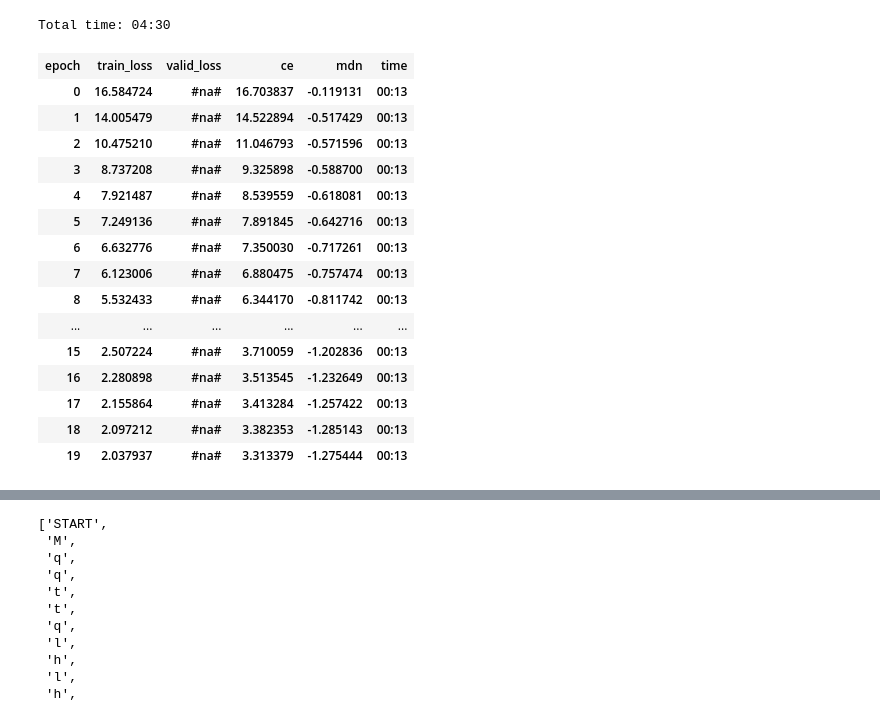
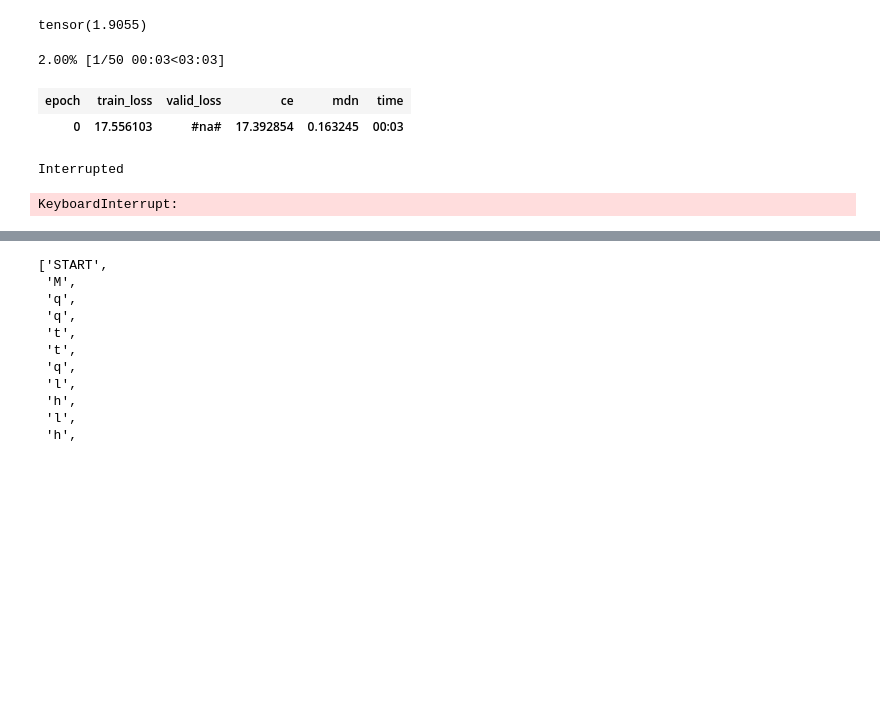
Before and after one commit to haofengac/font-gen, a Jupyter notebook: dataloader.ipynb, the cells around one changed output, grey strips where cells are left out. Drawn from its saved outputs; the diff is of its cells as text; code cells hidden in the pictures; blank space fills up the shorter version.

```diff
--- a/dataloader.ipynb
+++ b/dataloader.ipynb
@@ -132,8 +133,18 @@ dataAE = (ImageList.from_df(svgDF,path="",cols="png",convert_mode="L")
 bs = 32
 svgDF["label_codes"] = svgDF.label.apply(lambda x: dataAE.train_ds.y.c2i[x])
 data = (ImageList.from_df(svgDF,path="",cols="png",convert_mode="L")
-        .filter_by_rand(0.05)
+        .filter_by_rand(0.01)
         .split_none()
         .label_from_df(cols=["path","box_x","box_y","label_codes"],label_cls=SVGList)
         .transform(size=64)
         .databunch(bs=bs,collate_fn=npad_collate))
+# %%
+x,y = next(iter(data.train_dl))
+pa = ""
+fig,axes = plt.subplots(7,7,figsize=(12,10))
+for t,p,a in zip(y[0][0,1:],y[1][0,1:],axes.flatten()):
+    t = t.item()
+    if t == 9: break
+    pa = pa + data.vocab[t] + " " + " ".join([str(z.item()*500) for z in p[:len(tool_dict[data.vocab[t]])]]) + " "
+    img = render_path(pa,500,1000)
+    a.imshow(img)
@@ -333,6 +355,15 @@ def sample(pi, sigma, mu):
     sel = categorical.sample()
     dist = torch.distributions.Normal(mu[0,0,sel],sigma[0,0,sel])
     return dist.sample()
+# %%
+pi = torch.softmax(torch.randn(32,50,4),dim=2)
+sigma = torch.exp(torch.randn(32,50,4,4))
+mu = torch.randn(32,50,4,4)
+target = torch.randn(32,50,4)
+# %%
+mdn_loss(pi,sigma,mu,target)
+# %% [output]
+tensor(1.9055)
 # %%
 class SVGDecoder(nn.Module):
     def __init__(self,num_tokens):
@@ -349,7 +380,7 @@ class SVGDecoder(nn.Module):
         tools = [8]
         pens = [torch.zeros(4).fill_(-2.0).cuda()]
         i = 0
-        while i < 50 and tools[-1] != 9 and tools[-1] != 6:
+        while i < 50 and tools[-1] != 9:
             r_in = torch.cat([self.token_emb(torch.tensor([[tools[-1]]]).cuda()),pens[-1][None,None,:],z[None,None,:]],dim=2)
             output, hs = self.rnn(r_in,hs)
             tool = self.token(output)
@@ -364,7 +395,6 @@ class SVGDecoder(nn.Module):
     def forward(self, tokens, pen, z):
         tokens = self.token_emb(tokens)
         hs = self.z_to_hidden(z).unsqueeze(0).expand(4,-1,-1).contiguous()
-        #print(tokens.shape,pen.shape,z.shape)
         r_in = torch.cat([tokens,pen,z.unsqueeze(1).expand(-1,tokens.shape[1],-1)],dim=2)
         output, hs = self.rnn(r_in,hs)
 
@@ -406,25 +436,13 @@ class SVGDecoderTrainer(LearnerCallback):
 # %%
 learnSVG = Learner(data,SVGDecoder(len(data.vocab)),loss_func=SVGDecoderLoss(),callback_fns=[SVGDecoderTrainer])
 # %%
-learnSVG.fit_one_cycle(20,3e-4)
+learnSVG.fit_one_cycle(50,3e-3)
 # %% [output]
-Total time: 04:30
+2.00% [1/50 00:03<03:03]
 | epoch | train_loss | valid_loss | ce | mdn | time |
-| 0 | 16.584724 | #na# | 16.703837 | -0.119131 | 00:13 |
-| 1 | 14.005479 | #na# | 14.522894 | -0.517429 | 00:13 |
-| 2 | 10.475210 | #na# | 11.046793 | -0.571596 | 00:13 |
-| 3 | 8.737208 | #na# | 9.325898 | -0.588700 | 00:13 |
-| 4 | 7.921487 | #na# | 8.539559 | -0.618081 | 00:13 |
-| 5 | 7.249136 | #na# | 7.891845 | -0.642716 | 00:13 |
-| 6 | 6.632776 | #na# | 7.350030 | -0.717261 | 00:13 |
-| 7 | 6.123006 | #na# | 6.880475 | -0.757474 | 00:13 |
-| 8 | 5.532433 | #na# | 6.344170 | -0.811742 | 00:13 |
-| ... | ... | ... | ... | ... | ... |
-| 15 | 2.507224 | #na# | 3.710059 | -1.202836 | 00:13 |
-| 16 | 2.280898 | #na# | 3.513545 | -1.232649 | 00:13 |
-| 17 | 2.155864 | #na# | 3.413284 | -1.257422 | 00:13 |
-| 18 | 2.097212 | #na# | 3.382353 | -1.285143 | 00:13 |
-| 19 | 2.037937 | #na# | 3.313379 | -1.275444 | 00:13 |
+| 0 | 17.556103 | #na# | 17.392854 | 0.163245 | 00:03 |
+Interrupted
+KeyboardInterrupt:
 # %%
 learnSVG.save("svg")
 # %%
```
Also changed, not shown: parts of 10 cells of this notebook.
